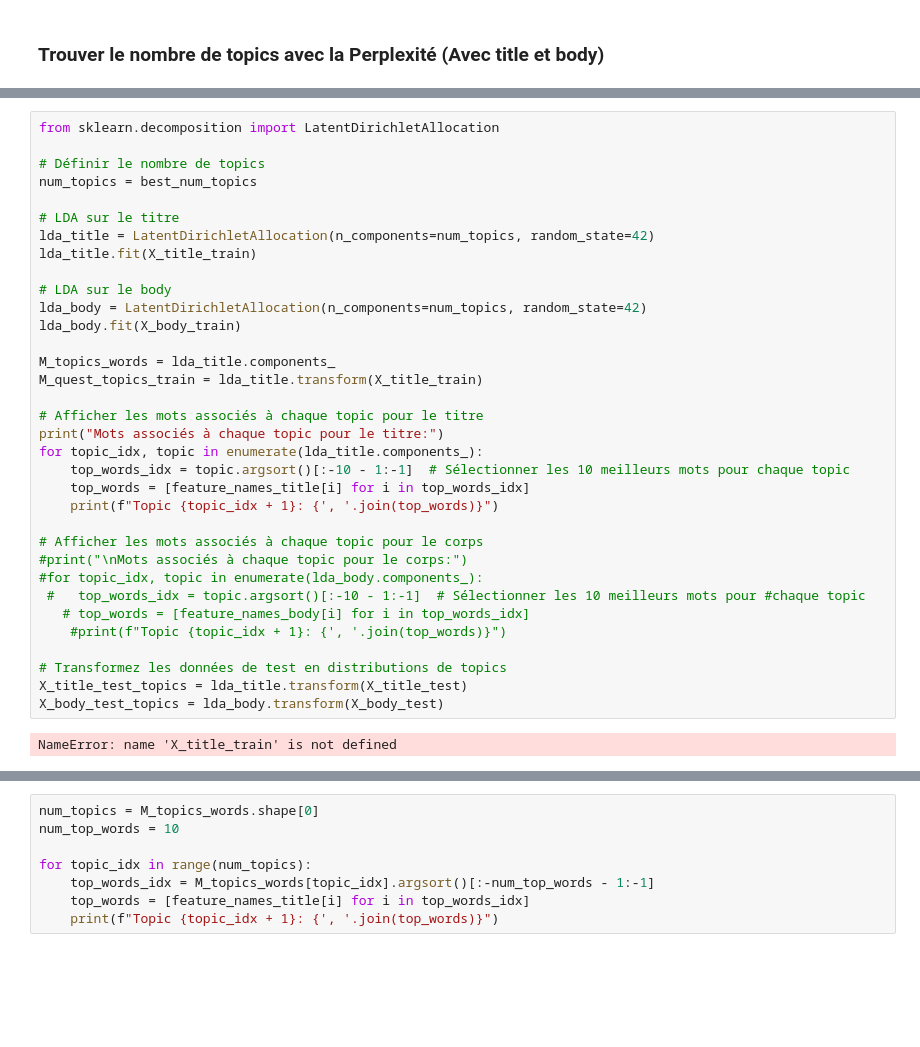
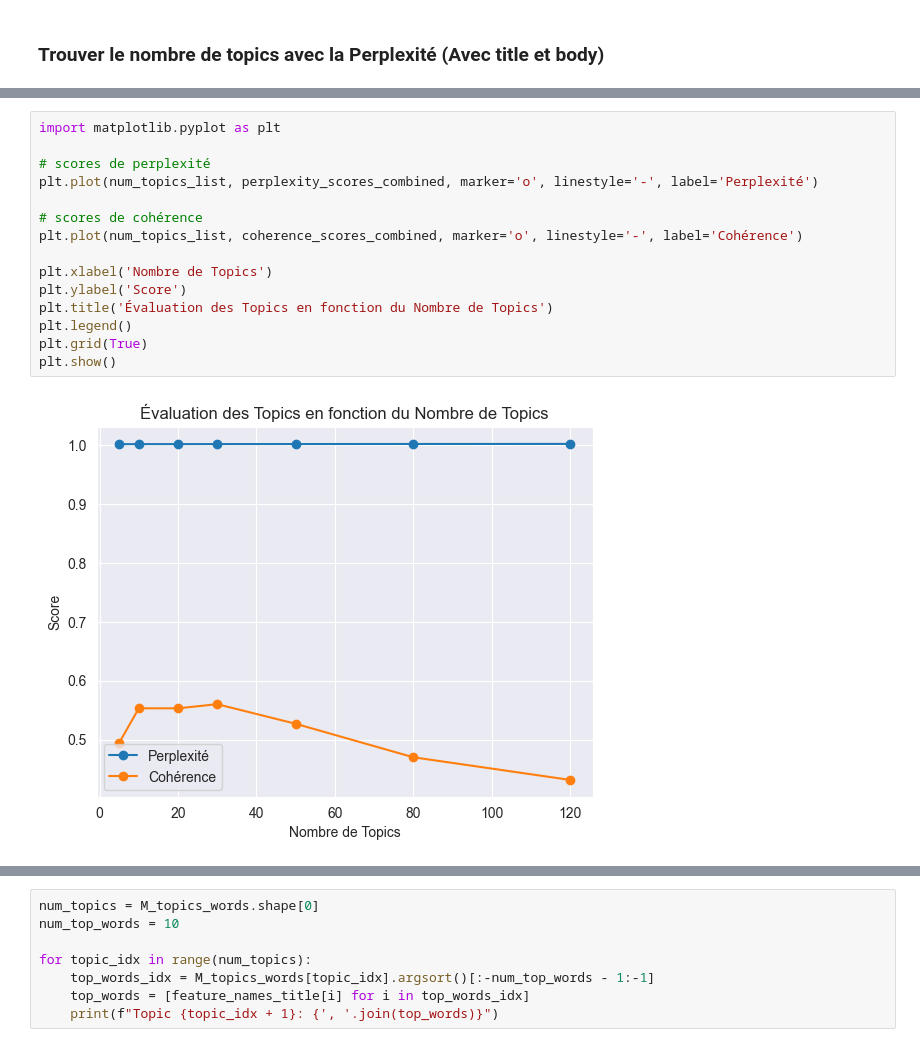
Before and after one commit to walterwhites/Categorisez-automatiquement-des-questions, a Jupyter notebook: models/Masdoumier_Florent_1_notebook_approche_non_supervisée_122023.ipynb, the cells around one changed output, grey strips where cells are left out. Cells and saved outputs as stored; diff of their text form; blank space fills up the shorter version.

```diff
--- a/models/Masdoumier_Florent_1_notebook_approche_non_supervisée_122023.ipynb
+++ b/models/Masdoumier_Florent_1_notebook_approche_non_supervisée_122023.ipynb
@@ -195,36 +270,17 @@ for topic in topics:
-# %%
-from sklearn.decomposition import LatentDirichletAllocation
-
-# Définir le nombre de topics
-num_topics = best_num_topics
-
-# LDA sur le titre
-lda_title = LatentDirichletAllocation(n_components=num_topics, random_state=42)
-lda_title.fit(X_title_train)
-
-# LDA sur le body
-lda_body = LatentDirichletAllocation(n_components=num_topics, random_state=42)
-lda_body.fit(X_body_train)
-
-M_topics_words = lda_title.components_
-M_quest_topics_train = lda_title.transform(X_title_train)
-
-# Afficher les mots associés à chaque topic pour le titre
-print("Mots associés à chaque topic pour le titre:")
-for topic_idx, topic in enumerate(lda_title.components_):
-    top_words_idx = topic.argsort()[:-10 - 1:-1]  # Sélectionner les 10 meilleurs mots pour chaque topic
-    top_words = [feature_names_title[i] for i in top_words_idx]
-    print(f"Topic {topic_idx + 1}: {', '.join(top_words)}")
-
-# Afficher les mots associés à chaque topic pour le corps
-#print("\nMots associés à chaque topic pour le corps:")
-#for topic_idx, topic in enumerate(lda_body.components_):
- #   top_words_idx = topic.argsort()[:-10 - 1:-1]  # Sélectionner les 10 meilleurs mots pour #chaque topic
-   # top_words = [feature_names_body[i] for i in top_words_idx]
-    #print(f"Topic {topic_idx + 1}: {', '.join(top_words)}")
-
-# Transformez les données de test en distributions de topics
-X_title_test_topics = lda_title.transform(X_title_test)
-X_body_test_topics = lda_body.transform(X_body_test)
-# %% [output]
-NameError: name 'X_title_train' is not defined
+# %%
+import matplotlib.pyplot as plt
+
+# scores de perplexité
+plt.plot(num_topics_list, perplexity_scores_combined, marker='o', linestyle='-', label='Perplexité')
+
+# scores de cohérence
+plt.plot(num_topics_list, coherence_scores_combined, marker='o', linestyle='-', label='Cohérence')
+
+plt.xlabel('Nombre de Topics')
+plt.ylabel('Score')
+plt.title('Évaluation des Topics en fonction du Nombre de Topics')
+plt.legend()
+plt.grid(True)
+plt.show()
+# %% [output]
+[figure, added]
```
Also changed, not shown: parts of 13 cells of this notebook, 6 other files.
